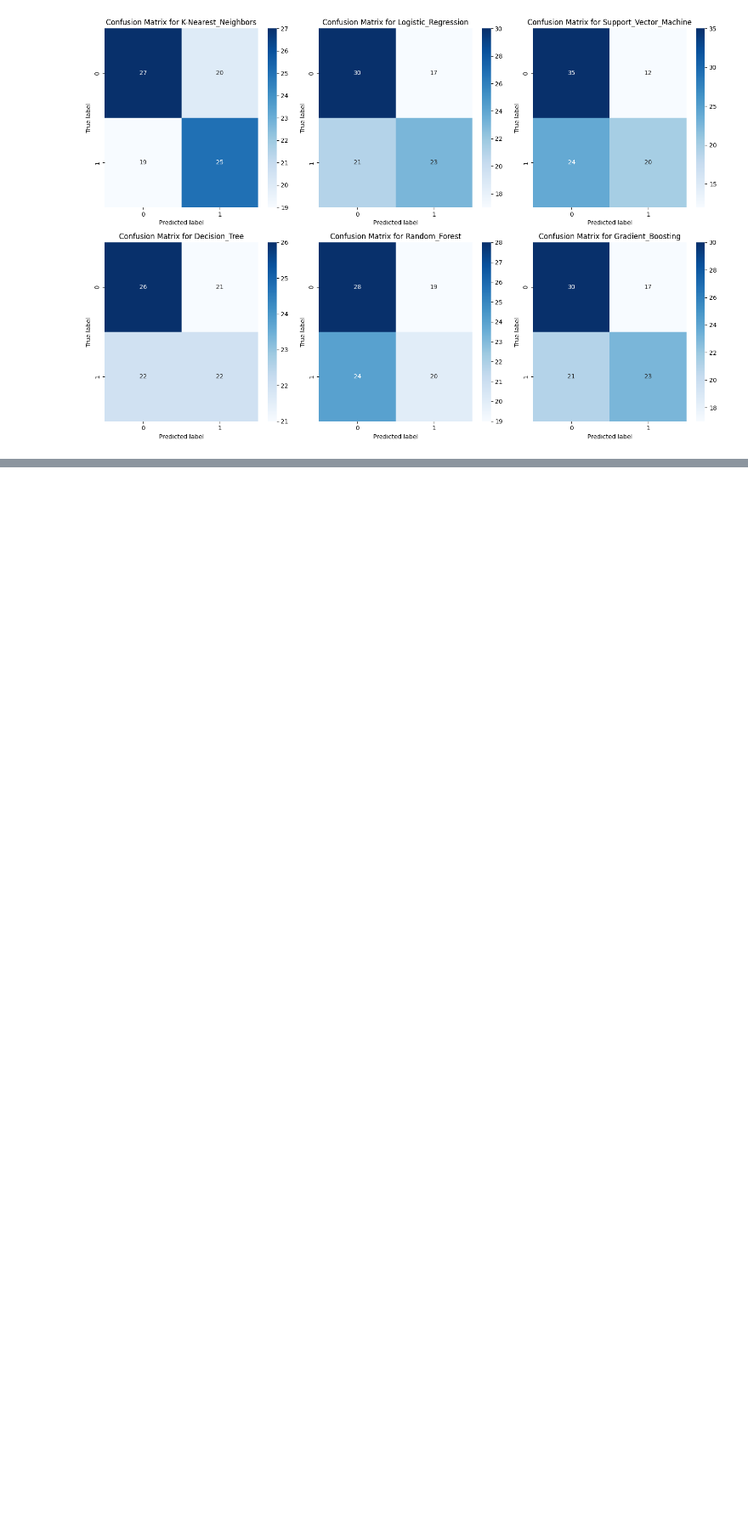
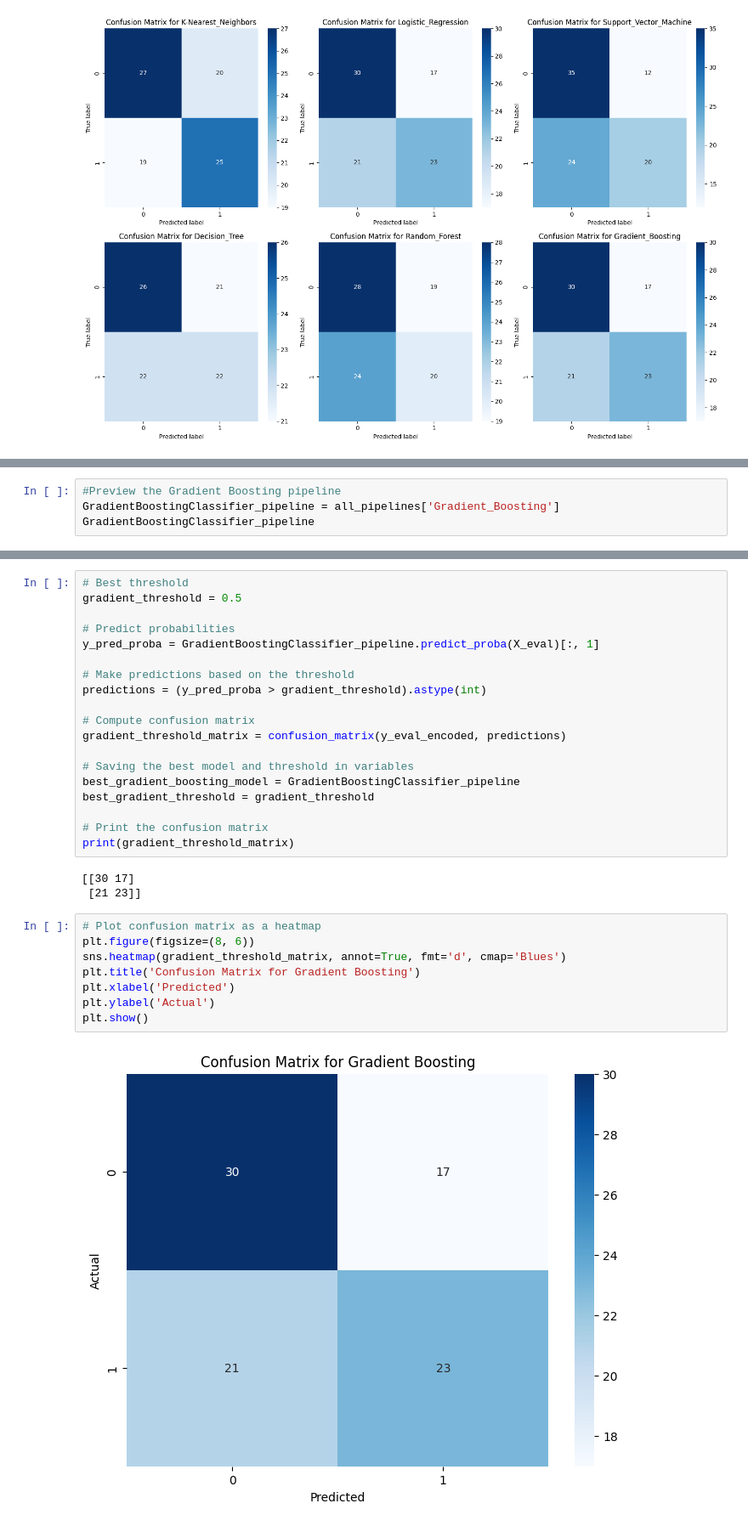
Before and after one commit to AndyMortey/Employee-Attrition-Predictor, a Jupyter notebook: notebook.ipynb, the cells around one changed output, grey strips where cells are left out. Shown at 85% size. Cells and saved outputs as stored; diff of their text form; blank space fills up the shorter version.

```diff
--- a/notebook.ipynb
+++ b/notebook.ipynb
@@ -694,0 +813,4 @@ plt.show()
+# %%
+#Preview the Gradient Boosting pipeline
+GradientBoostingClassifier_pipeline = all_pipelines['Gradient_Boosting']
+GradientBoostingClassifier_pipeline
@@ -694,0 +835,32 @@ plt.show()
+# %%
+# Best threshold
+gradient_threshold = 0.5
+
+# Predict probabilities
+y_pred_proba = GradientBoostingClassifier_pipeline.predict_proba(X_eval)[:, 1]
+
+# Make predictions based on the threshold
+predictions = (y_pred_proba > gradient_threshold).astype(int)
+
+# Compute confusion matrix
+gradient_threshold_matrix = confusion_matrix(y_eval_encoded, predictions)
+
+# Saving the best model and threshold in variables
+best_gradient_boosting_model = GradientBoostingClassifier_pipeline
+best_gradient_threshold = gradient_threshold
+
+# Print the confusion matrix
+print(gradient_threshold_matrix)
+# %% [output]
+[[30 17]
+ [21 23]]
+# %%
+# Plot confusion matrix as a heatmap
+plt.figure(figsize=(8, 6))
+sns.heatmap(gradient_threshold_matrix, annot=True, fmt='d', cmap='Blues')
+plt.title('Confusion Matrix for Gradient Boosting')
+plt.xlabel('Predicted')
+plt.ylabel('Actual')
+plt.show()
+# %% [output]
+[figure, added]
```
Also changed, not shown: parts of 24 cells of this notebook.
